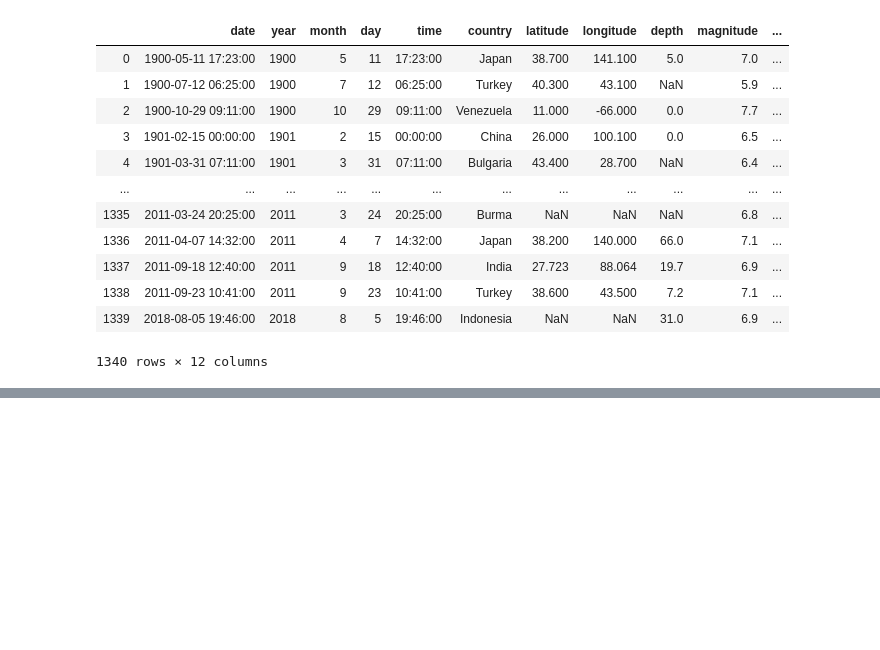
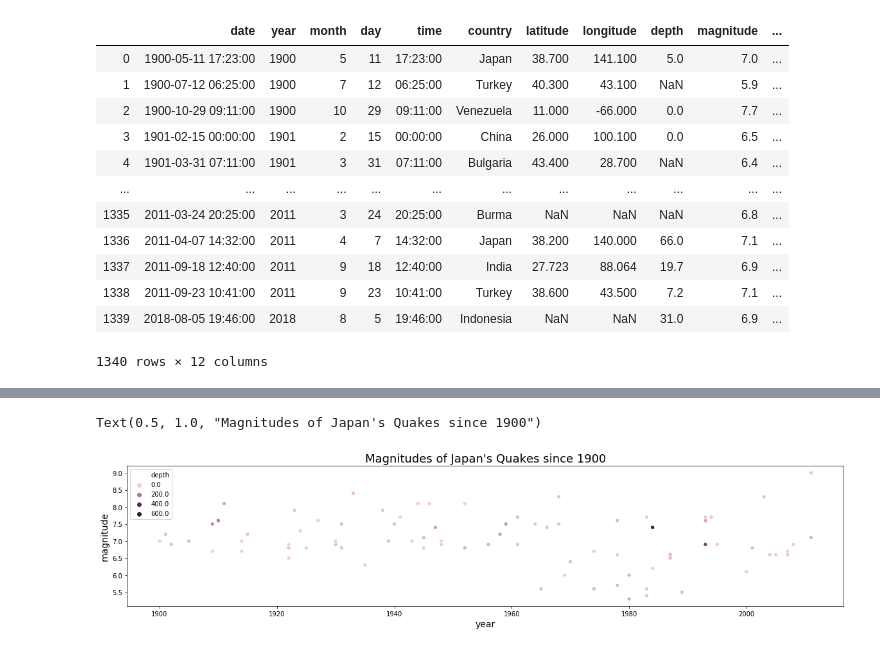
Before and after one commit to nss-data-science-cohort-4/dq3-earthquakes-amdquake, a Jupyter notebook: notebook/daniel_part1.ipynb, the cells around one changed output, grey strips where cells are left out. Cells and saved outputs as stored; diff of their text form; code cells hidden in the pictures; blank space fills up the shorter version.

```diff
--- a/notebook/daniel_part1.ipynb
+++ b/notebook/daniel_part1.ipynb
@@ -21,0 +26,3 @@ world_earthquakes
+# %%
+Japan = world_earthquakes[world_earthquakes['country'].str.contains('Japan')]
+Japan.head()
@@ -21,0 +36,9 @@ world_earthquakes
+# %%
+plt.figure(figsize=(20,4))
+sns.scatterplot(data = Japan, x = 'year', y = 'magnitude', hue = 'depth')
+plt.xlabel('year', size = 14)
+plt.ylabel('magnitude', size = 14)
+plt.title("Magnitudes of Japan's Quakes since 1900", size=18)
+# %% [output]
+Text(0.5, 1.0, "Magnitudes of Japan's Quakes since 1900")
+[figure, added]
```
Also changed, not shown: parts of 6 cells of this notebook.
